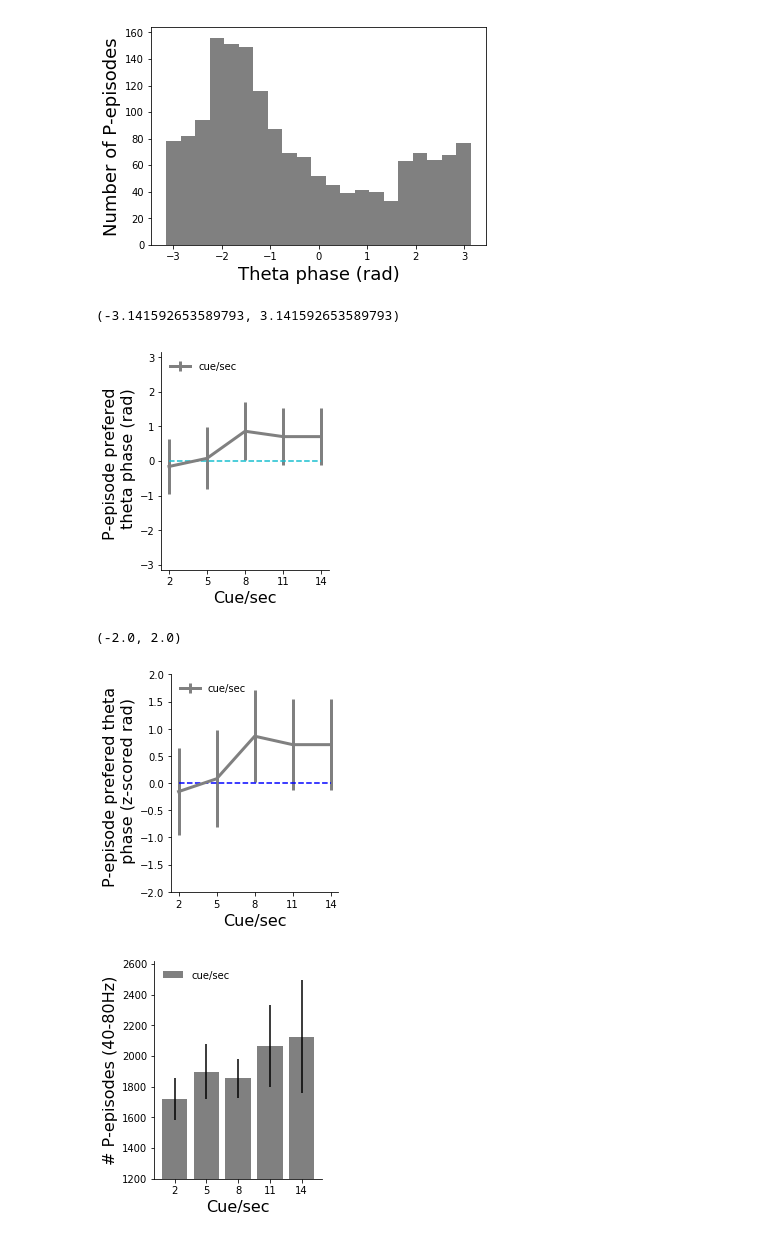
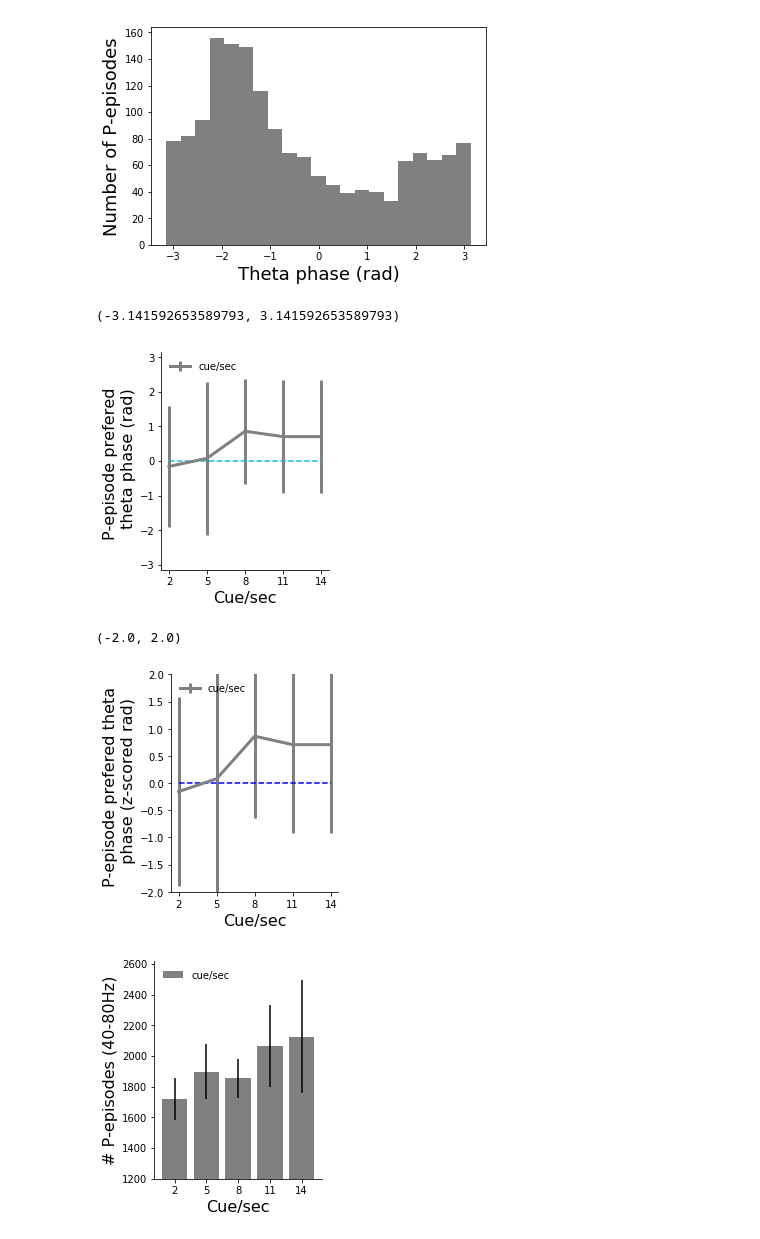
Before and after one commit to DiogoSantosPata/normaliser, a Jupyter notebook: V2_Analisys.ipynb, the cells around one changed output. Cells and saved outputs as stored; diff of their text form; code cells hidden in the pictures.

```diff
--- a/V2_Analisys.ipynb
+++ b/V2_Analisys.ipynb
@@ -1625,7 +1626,8 @@ fig.set_figwidth(3)
 fig.set_facecolor('white')
 
 mmm = np.median(pepi_maxs,axis=0)
-sss = stats.sem(pepi_maxs,axis=0)
+# sss = stats.sem(pepi_maxs,axis=0)
+sss = statsmodels.robust.scale.mad(pepi_maxs,axis=0 )
 
 plt.errorbar(  np.linspace(2,14,mmm.size), mmm, yerr=sss, label='cue/sec', linewidth=3,color=plo['cuesec_color'] )
 
@@ -1642,36 +1644,37 @@ plt.hlines(0,2,14, linestyle='--', color='C9')
 plt.ylim( -np.pi,np.pi )
 # %% [output]
 (-3.141592653589793, 3.141592653589793)
-[figure, old version]
+[figure, new version]
 # %%
 mmm = np.median(stats.zscore(pepi_maxs.T,0),axis=1)
 sss = stats.sem(stats.zscore(pepi_maxs.T,0),axis=1)
 
 fig = plt.figure()
 ax = fig.add_subplot(111)
 fig.set_figheight(4)
 fig.set_figwidth(3)
 fig.set_facecolor('white')
 
 mmm = np.median(pepi_maxs,axis=0)
-sss = stats.sem(pepi_maxs,axis=0)
+# sss = stats.sem(pepi_maxs,axis=0)
+sss = statsmodels.robust.scale.mad(pepi_maxs,axis=0 )
 
 plt.errorbar(  np.linspace(2,14,mmm.size), mmm, yerr=sss, label='cue/sec', linewidth=3,color=plo['cuesec_color'] )
 
 ax.spines['right'].set_visible(False)
 ax.spines['top'].set_visible(False)
 plt.sca(ax)
 plt.legend( frameon=False, loc='upper left')
 plt.xlabel('Cue/sec', fontsize=16)
 plt.ylabel('P-episode prefered theta \n phase (z-scored rad)', fontsize=16)
 plt.xticks(  np.linspace(2,14,mmm.size).astype(int) );
 
 plt.hlines(0,2,14, linestyle='--', color='b')
 
 plt.ylim( -2.,2. )
 # %% [output]
 (-2.0, 2.0)
-[figure, old version]
+[figure, new version]
 # %%
 fig = plt.figure()
 ax = fig.add_subplot(111)
```
Also changed, not shown: parts of 11 cells of this notebook.
